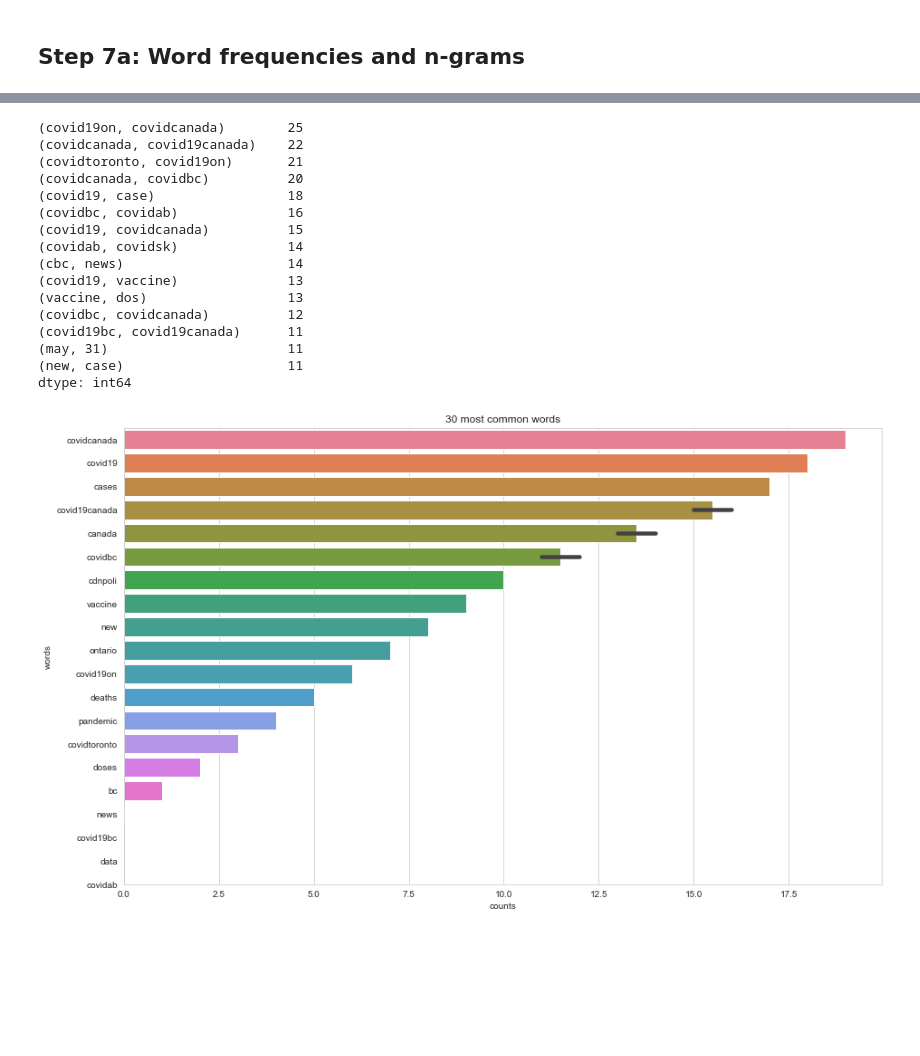
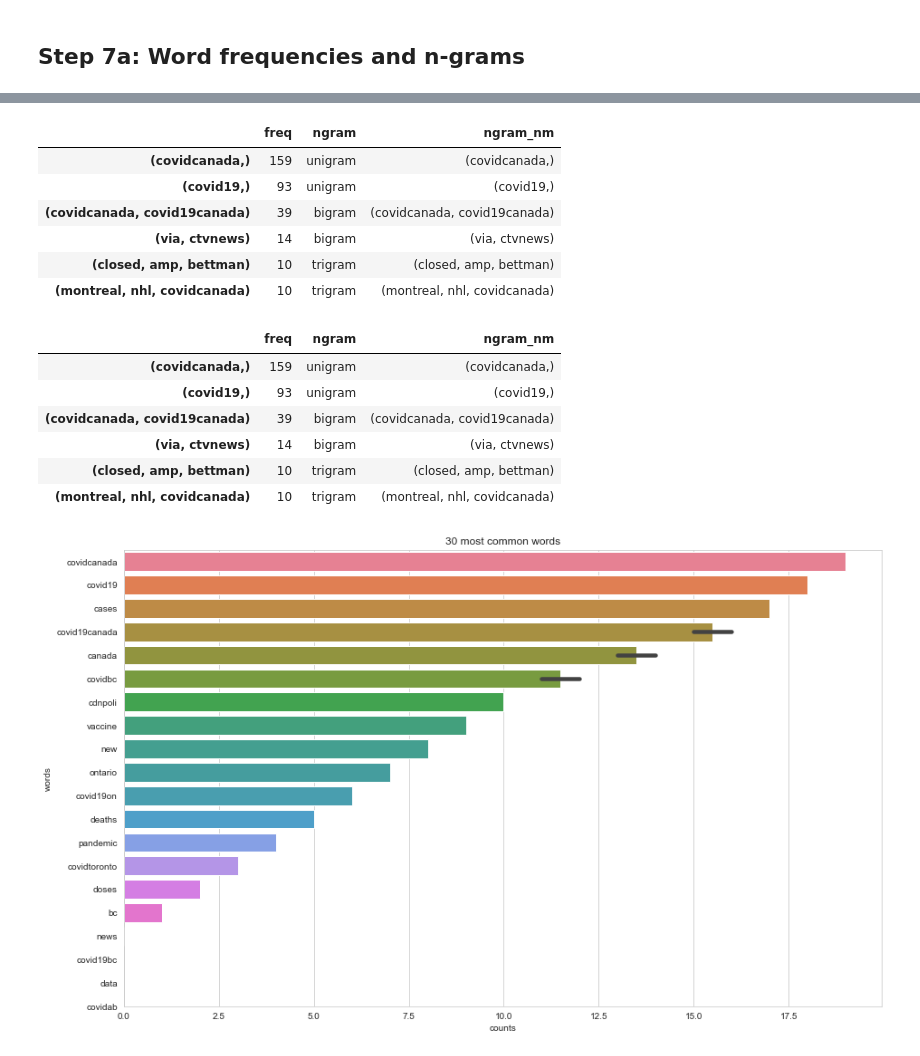
Before and after one commit to shannonhlo/twitter-streamlit-app, a Jupyter notebook: test.ipynb, the cells around one changed output, grey strips where cells are left out. Drawn from its saved outputs; the diff is of its cells as text; code cells hidden in the pictures; blank space fills up the shorter version.

```diff
--- a/test.ipynb
+++ b/test.ipynb
@@ -692,27 +706,28 @@ trudeau quarantine hotel traveller conservative say national post love idea quar
 # %%
-def tweets_ngrams(n, top_n):
-    result = (pd.Series(nltk.ngrams(words, n)).value_counts())[:top_n]
-    return result
+def tweets_ngrams(n, top_n, df):
+    text = df.text_cleaned
+    words = text_clean_round2(''.join(str(text.tolist())))
+    result = (pd.Series(data = nltk.ngrams(words, n), name = 'freq').value_counts())[:top_n]
+    return result.to_frame()
 
-word_series = tweets_ngrams(1, 15)
-bigram_series = tweets_ngrams(2, 15)
-trigram_series = tweets_ngrams(3, 15)
+word_series = tweets_ngrams(1, 2, df_tweets)
+bigram_series = tweets_ngrams(2, 2, df_tweets)
+trigram_series = tweets_ngrams(3, 2, df_tweets)
 
-bigram_series
+word_series['ngram'] = 'unigram'
+bigram_series['ngram'] = 'bigram'
+trigram_series['ngram'] = 'trigram'
+
+rez = word_series.append([bigram_series, trigram_series])
+rez['ngram_nm'] = rez.index
+
+
+rez.head(20)
 # %% [output]
-(covid19on, covidcanada)        25
-(covidcanada, covid19canada)    22
-(covidtoronto, covid19on)       21
-(covidcanada, covidbc)          20
-(covid19, case)                 18
-(covidbc, covidab)              16
-(covid19, covidcanada)          15
-(covidab, covidsk)              14
-(cbc, news)                     14
-(covid19, vaccine)              13
-(vaccine, dos)                  13
-(covidbc, covidcanada)          12
-(covid19bc, covid19canada)      11
-(may, 31)                       11
-(new, case)                     11
-dtype: int64
+|  | freq | ngram | ngram_nm |
+| (covidcanada,) | 159 | unigram | (covidcanada,) |
+| (covid19,) | 93 | unigram | (covid19,) |
+| (covidcanada, covid19canada) | 39 | bigram | (covidcanada, covid19canada) |
+| (via, ctvnews) | 14 | bigram | (via, ctvnews) |
+| (closed, amp, bettman) | 10 | trigram | (closed, amp, bettman) |
+| (montreal, nhl, covidcanada) | 10 | trigram | (montreal, nhl, covidcanada) |
@@ -721,3 +734,29 @@ dtype: int64
+# %%
+def all_ngrams(top_n, df):
+    text = df.text_cleaned
+    words = text_clean_round2(''.join(str(text.tolist())))
+    unigram = ((pd.Series(data = nltk.ngrams(words, 1), name = 'freq').value_counts())[:top_n]).to_frame()
+    unigram['ngram'] = 'unigram'
+    bigram = ((pd.Series(data = nltk.ngrams(words, 2), name = 'freq').value_counts())[:top_n]).to_frame()
+    bigram['ngram'] = 'bigram'
+    trigram = ((pd.Series(data = nltk.ngrams(words, 3), name = 'freq').value_counts())[:top_n]).to_frame()
+    trigram['ngram'] = 'trigram'
+    result = unigram.append([bigram, trigram])
+    result['ngram_nm'] = result.index
+    return result
+
+rezz = all_ngrams(3, df_tweets)
+
+
+rez.head(20)
+# %% [output]
+|  | freq | ngram | ngram_nm |
+| (covidcanada,) | 159 | unigram | (covidcanada,) |
+| (covid19,) | 93 | unigram | (covid19,) |
+| (covidcanada, covid19canada) | 39 | bigram | (covidcanada, covid19canada) |
+| (via, ctvnews) | 14 | bigram | (via, ctvnews) |
+| (closed, amp, bettman) | 10 | trigram | (closed, amp, bettman) |
+| (montreal, nhl, covidcanada) | 10 | trigram | (montreal, nhl, covidcanada) |
 # %%
 sns.set_style('whitegrid')
 %matplotlib inline
```
Also changed, not shown: parts of 26 cells of this notebook, 2 other files.
